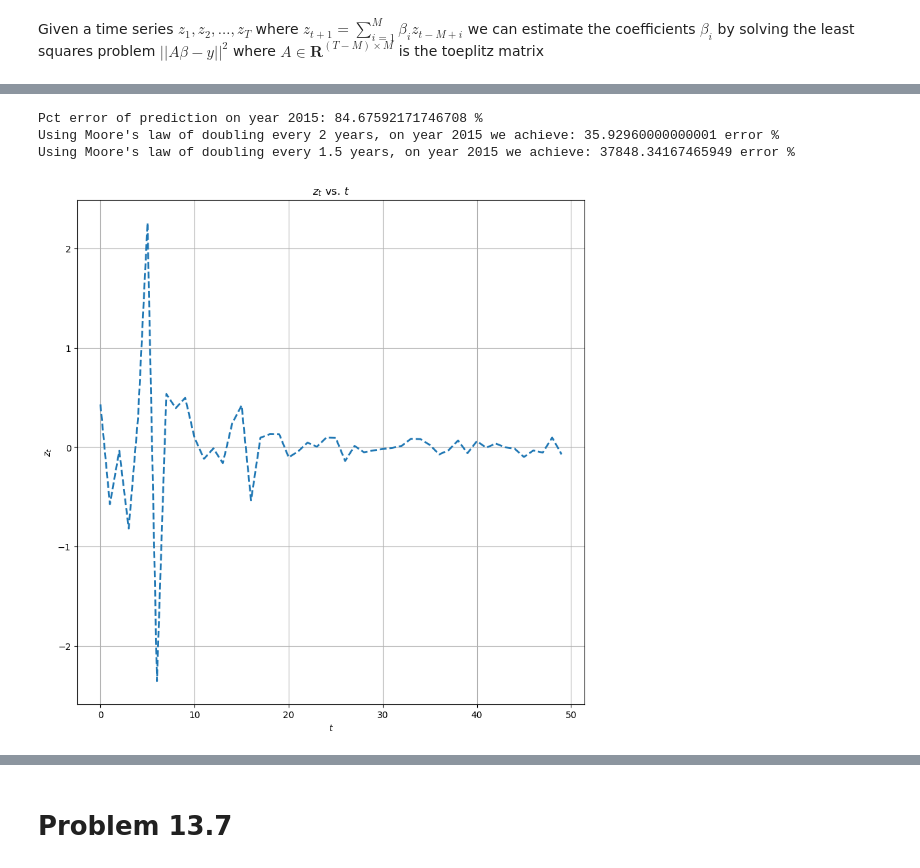
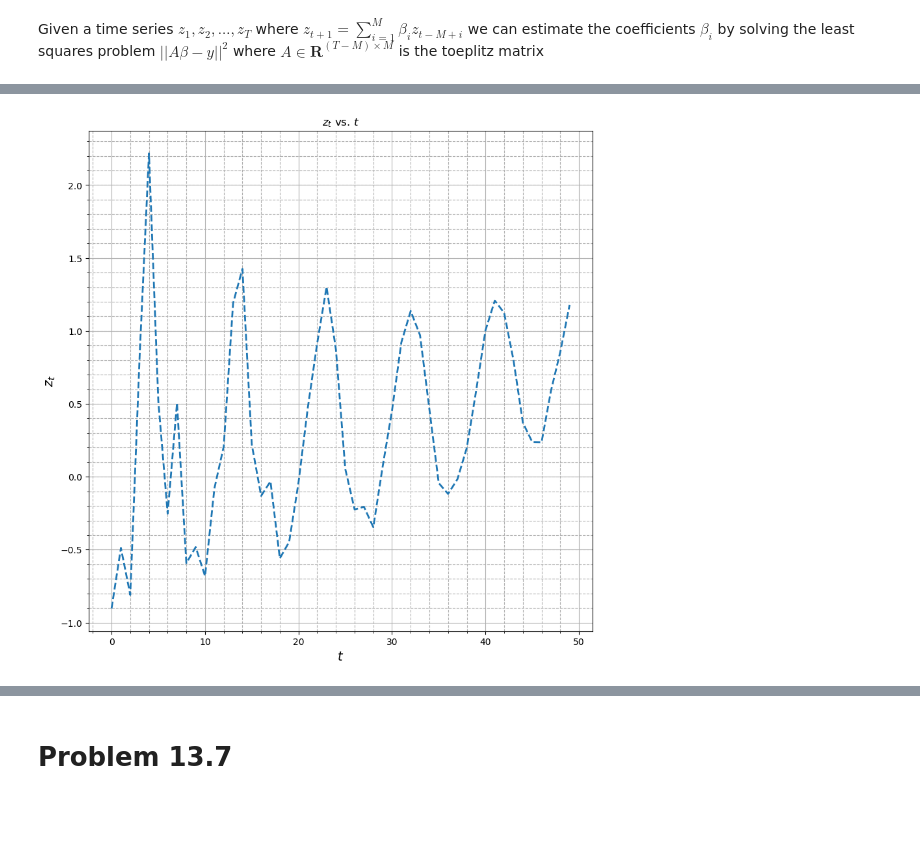
Before and after one commit to chaaland/AppliedLinAlg, a Jupyter notebook: Chapter13.ipynb, the cells around one changed output, grey strips where cells are left out. Saved outputs shown, nothing was run; the diff lists cells and outputs as text; code cells hidden in the pictures; blank space fills up the shorter version.

```diff
--- a/Chapter13.ipynb
+++ b/Chapter13.ipynb
@@ -129,33 +162,34 @@ $$y = \begin{bmatrix}
 \end{bmatrix}
 $$
 # %%
-srand(1)
+Random.seed!(1234);
+
 M = 10;
-beta = rand().^ vec(1:M);
+beta = rand() .^ vec(1:M);
 T = 50;
 Z = zeros(T,1);
 Z[1:M,1] = randn(M,1);
 
 for i = M+1:T
-  Z[i:i,1] = beta' * Z[i-M:i-1,1];
+    Z[i,1] = beta' * Z[i-M:i-1,1];
 end
 
 noise_std = 0.05;
 Z = Z + noise_std * randn(T,1);
-# %% [output]
-Pct error of prediction on year 2015: 84.67592171746708 %
-Using Moore's law of doubling every 2 years, on year 2015 we achieve: 35.92960000000001 error %
-Using Moore's law of doubling every 1.5 years, on year 2015 we achieve: 37848.34167465949 error %
 # %%
 figure(figsize=(10,10));
+
 plot(Z[:,1], linestyle="--", linewidth=2);
 
 title(L"$z_t$ vs. $t$");
-xlabel(L"$t$");
-ylabel(L"$z_t$");
-grid(true);
+xlabel(L"$t$", fontsize=14);
+ylabel(L"$z_t$", fontsize=14);
+
+grid(true, which="major");
+grid(true, which="minor",linestyle="--");
+PyPlot.minorticks_on();
 # %% [output]
-[figure, old version]
+[figure, new version]
 # %%
 A = zeros(T - M,M);
 for i = 1:T-M
```
Also changed, not shown: parts of 29 cells of this notebook, 5 other files.
